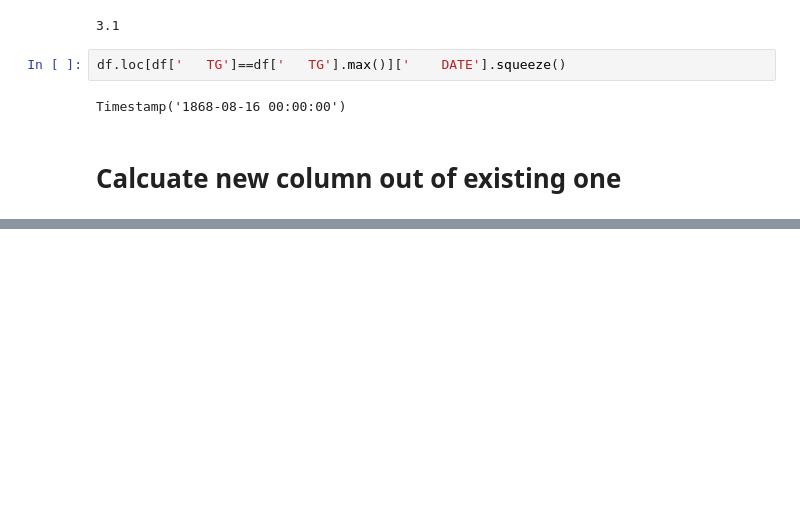
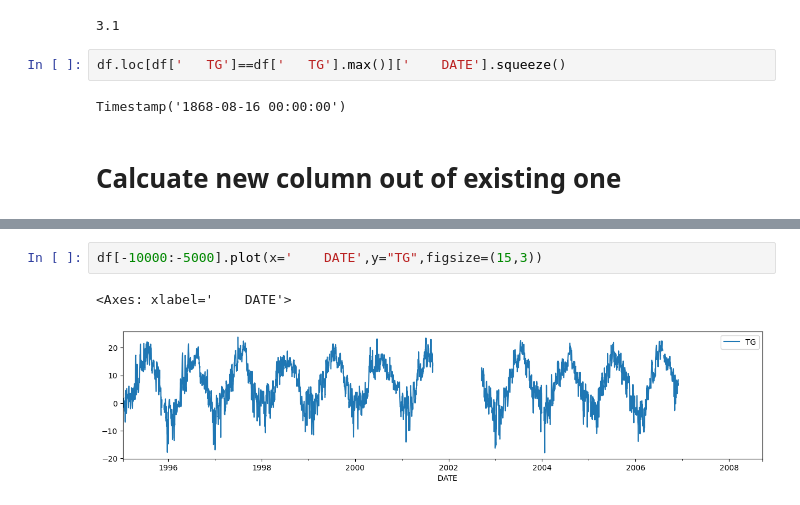
Before and after one commit to simShig/WeatherAPI, a Jupyter notebook: data_small/notebook_playground.ipynb, the cells around one changed output, grey strips where cells are left out. Drawn from its saved outputs; the diff is of its cells as text; blank space fills up the shorter version.

```diff
--- a/data_small/notebook_playground.ipynb
+++ b/data_small/notebook_playground.ipynb
@@ -124,0 +135,5 @@ df
+# %%
+df[-10000:-5000].plot(x='    DATE',y="TG",figsize=(15,3))
+# %% [output]
+<Axes: xlabel='    DATE'>
+[figure, added]
```
Also changed, not shown: parts of 5 cells of this notebook.
